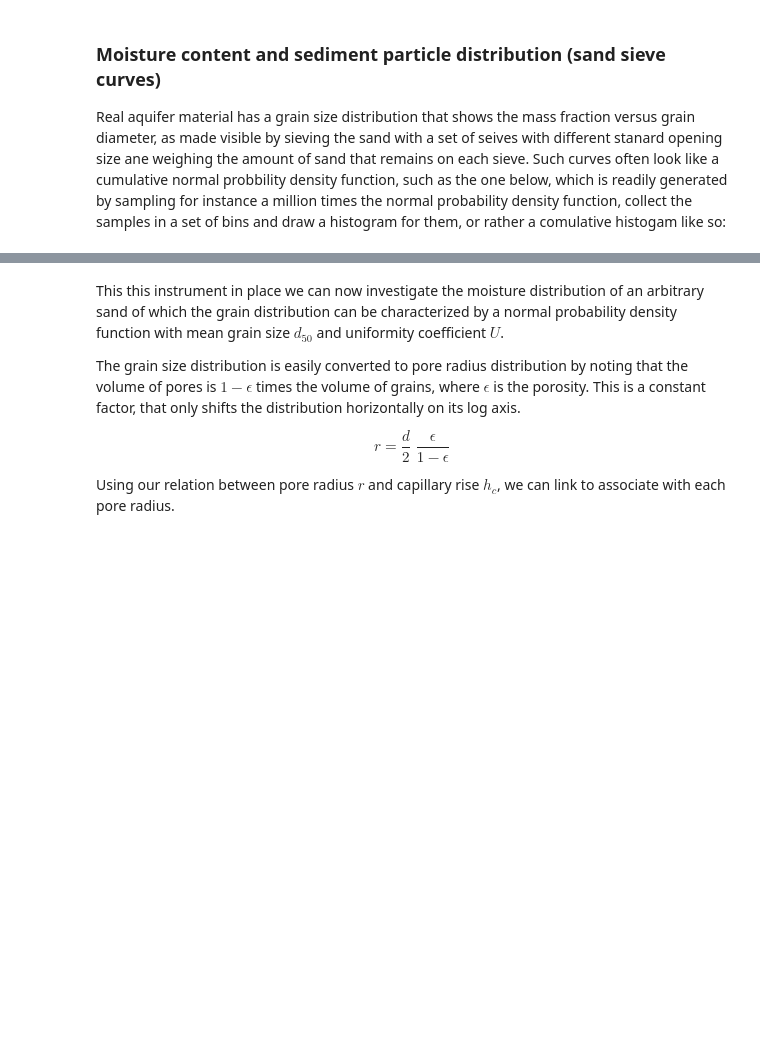
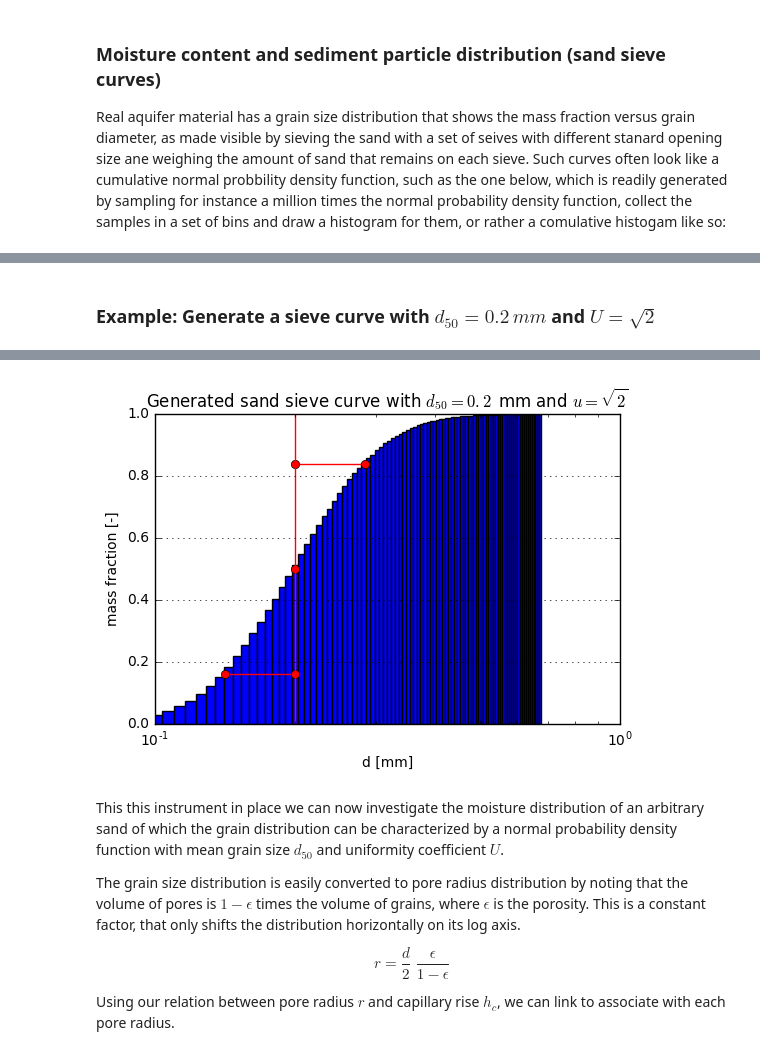
Before and after one commit to Olsthoorn/TransientGroundwaterFlow, a Jupyter notebook: ReversibleStorage.ipynb, the cells around one changed output, grey strips where cells are left out. Cells and saved outputs as stored; diff of their text form; code cells hidden in the pictures; blank space fills up the shorter version.

```diff
--- a/ReversibleStorage.ipynb
+++ b/ReversibleStorage.ipynb
@@ -181,3 +178,5 @@ $$ d = 10^{x} $$
+# %% [markdown]
+### Example: Generate a sieve curve with $d_{50} = 0.2\, mm$ and $U = \sqrt 2$
 # %%
 d50 = 0.2 # mm
 U   = 2.0
@@ -196,7 +195,7 @@ ax.hist(d, bins=100, normed=True, cumulative=True)
 
 # get the x-axis and covert to log scale, set labels
 ax.set(xscale='log', xlim=(1e-1, 1.), xlabel='d [mm]', ylabel='mass fraction [-]')
-ax.set_title("Generated sand sieve curve with $d_{50} = 0.2\,$ mm and $u = \sqrt(2)$")
+ax.set_title(r"Generated sand sieve curve with $d_{50} = 0.2\,$ mm and $u = \sqrt{2}$")
 ax.grid(True)
 
 # Plot the mean and the sigma's as derived above
@@ -211,3 +208,4 @@ plt.show()
+[figure, added]
 # %% [markdown]
 This this instrument in place we can now investigate the moisture distribution of an arbitrary sand of which the grain distribution can be characterized by a normal probability density function with mean grain size $d_{50}$ and uniformity coefficient $U$.
 
```
Also changed, not shown: parts of 15 cells of this notebook.
